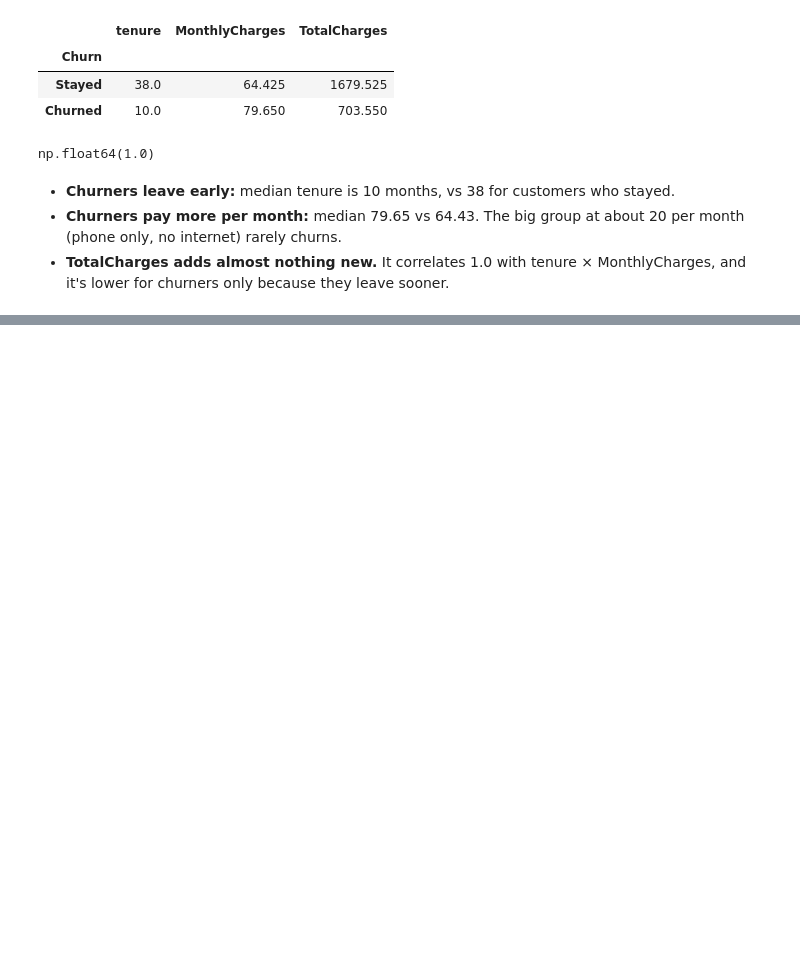
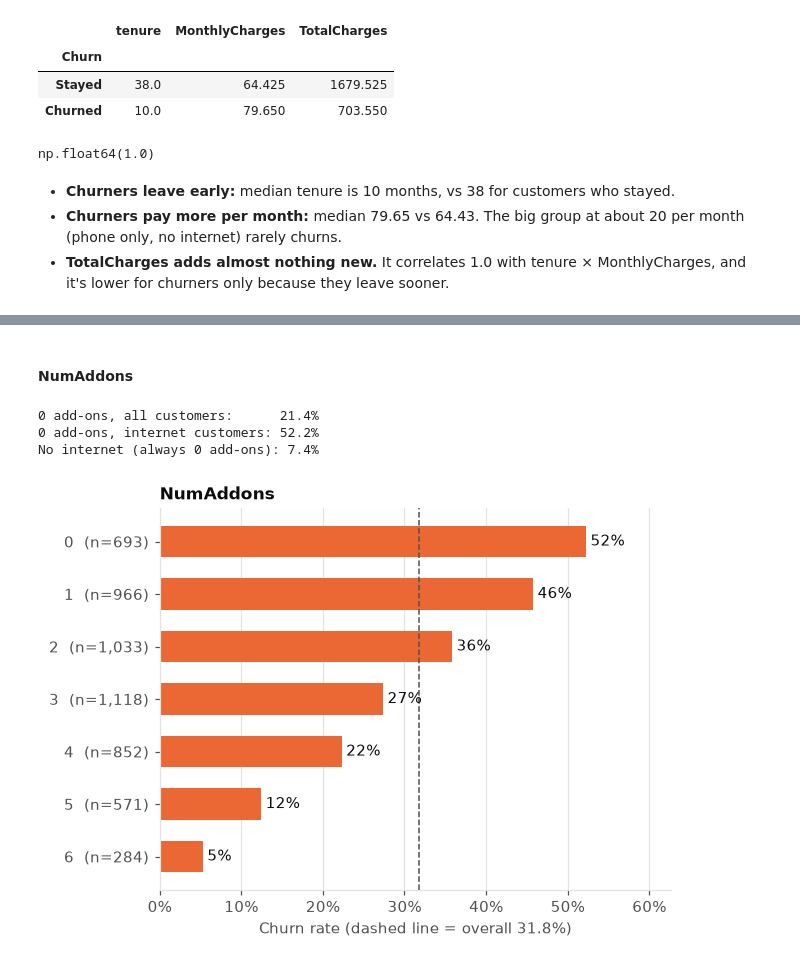
Before and after one commit to MuteMuty/telco-churn, a Jupyter notebook: notebooks/churn_analysis.ipynb, the cells around one changed output, grey strips where cells are left out. Saved outputs shown, nothing was run; the diff lists cells and outputs as text; code cells hidden in the pictures; blank space fills up the shorter version.

Commit message:
Add engineered features and preprocessing pipeline

```diff
--- a/notebooks/churn_analysis.ipynb
+++ b/notebooks/churn_analysis.ipynb
@@ -265,0 +280,3 @@ np.float64(1.0)
+# %%
+X_feat = add_features(X)
+X_feat[ENGINEERED_COLUMNS].describe().round(2)
@@ -265,0 +323,19 @@ np.float64(1.0)
+# %% [markdown]
+#### NumAddons
+# %%
+df_feat = X_feat.assign(**{TARGET: y})
+has_internet = df_feat["InternetService"] != "No"
+
+print(f"0 add-ons, all customers:      {df_feat.loc[df_feat['NumAddons'] == 0, TARGET].mean():.1%}")
+print(f"0 add-ons, internet customers: {df_feat.loc[has_internet & (df_feat['NumAddons'] == 0), TARGET].mean():.1%}")
+print(f"No internet (always 0 add-ons): {df_feat.loc[~has_internet, TARGET].mean():.1%}")
+# %% [output]
+0 add-ons, all customers:      21.4%
+0 add-ons, internet customers: 52.2%
+No internet (always 0 add-ons): 7.4%
+# %%
+# internet customers only (customers without internet can't have add-ons)
+plot_churn_rate(df_feat[has_internet], "NumAddons", sort_by_rate=False)
+plt.show()
+# %% [output]
+[figure, added]
```
Also changed, not shown: parts of 16 cells of this notebook, 2 other files.
